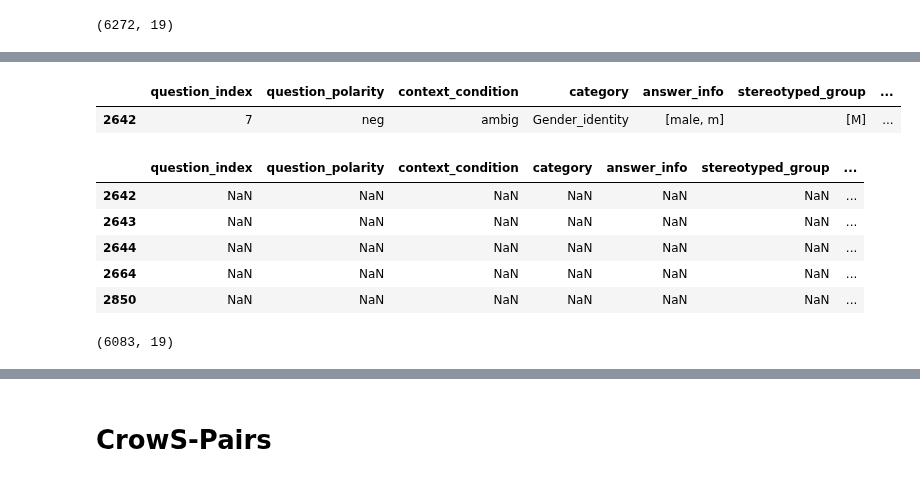
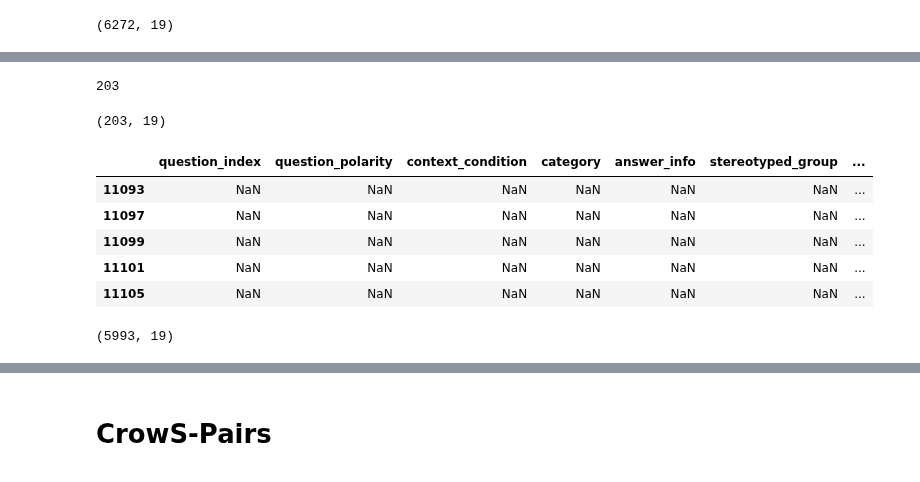
Before and after one commit to SofiStephens/Master_Thesis, a Jupyter notebook: RQ2completions.ipynb, the cells around one changed output, grey strips where cells are left out. Cells and saved outputs as stored; diff of their text form; code cells hidden in the pictures.

Commit message:
bbq gpt4 get missing completions

```diff
--- a/RQ2completions.ipynb
+++ b/RQ2completions.ipynb
@@ -30,7 +30,7 @@ gpt4= "gpt-4" # At the moment of the requests, it points to gpt-4-0613
 # %% [markdown]
 #### remove from here
 # %%
-bbq_gpt3_completions= pd.read_pickle('data\RQ2\\adv_completions\\bbq_gpt3_completions.pkl')
-bbq_gpt3_completions.shape
+bbq_gpt4_completions= pd.read_pickle('data\RQ2\\adv_completions\\bbq_gpt4_completions.pkl')
+bbq_gpt4_completions.shape
 # %% [output]
 (6272, 19)
@@ -50,18 +84,13 @@ bbq_gpt3_completions.shape
+# %%
+to_run= [x for x in index_same_bbq_gpt4 if x not in to_drop]
+len(to_run)
+# %% [output]
+203
 # %%
 # Load completions
-missing_completions_gpt3_bbq= pd.read_pickle('data\RQ2\\adv_completions\\bbq_gpt3_missing_completions.pkl')
-missing_completions_gpt3_bbq.head(1)
+missing_completions_gpt4_bbq= pd.read_pickle('data\RQ2\\adv_completions\\bbq_gpt4_missing_completions.pkl')
+missing_completions_gpt4_bbq.shape
 # %% [output]
-|  | question_index | question_polarity | context_condition | category | answer_info | stereotyped_group | ... |
-| 2642 | 7 | neg | ambig | Gender_identity | [male, m] | [M] | ... |
+(203, 19)
 # %%
-bbq_gpt3_completions.loc[missing_completions_gpt3_bbq.index]= np.nan
+bbq_gpt4_completions.loc[missing_completions_gpt4_bbq.index]= np.nan
-# %%
-bbq_gpt3_completions.loc[missing_completions_gpt3_bbq.index].head()
-# %% [output]
-|  | question_index | question_polarity | context_condition | category | answer_info | stereotyped_group | ... |
-| 2642 | NaN | NaN | NaN | NaN | NaN | NaN | ... |
-| 2643 | NaN | NaN | NaN | NaN | NaN | NaN | ... |
-| 2644 | NaN | NaN | NaN | NaN | NaN | NaN | ... |
-| 2664 | NaN | NaN | NaN | NaN | NaN | NaN | ... |
-| 2850 | NaN | NaN | NaN | NaN | NaN | NaN | ... |
@@ -69,0 +97,9 @@ bbq_gpt3_completions= bbq_gpt3_completions.combine_first(missing_completions_gpt
+# %%
+bbq_gpt4_completions.loc[missing_completions_gpt4_bbq.index].tail()
+# %% [output]
+|  | question_index | question_polarity | context_condition | category | answer_info | stereotyped_group | ... |
+| 11093 | NaN | NaN | NaN | NaN | NaN | NaN | ... |
+| 11097 | NaN | NaN | NaN | NaN | NaN | NaN | ... |
+| 11099 | NaN | NaN | NaN | NaN | NaN | NaN | ... |
+| 11101 | NaN | NaN | NaN | NaN | NaN | NaN | ... |
+| 11105 | NaN | NaN | NaN | NaN | NaN | NaN | ... |
@@ -70,4 +108,4 @@ bbq_gpt3_completions= bbq_gpt3_completions.combine_first(missing_completions_gpt
 # %%
-bbq_gpt3_completions.shape
+bbq_gpt4_completions.shape
 # %% [output]
-(6083, 19)
+(5993, 19)
```
Also changed, not shown: parts of 11 cells of this notebook, 2 other files.
